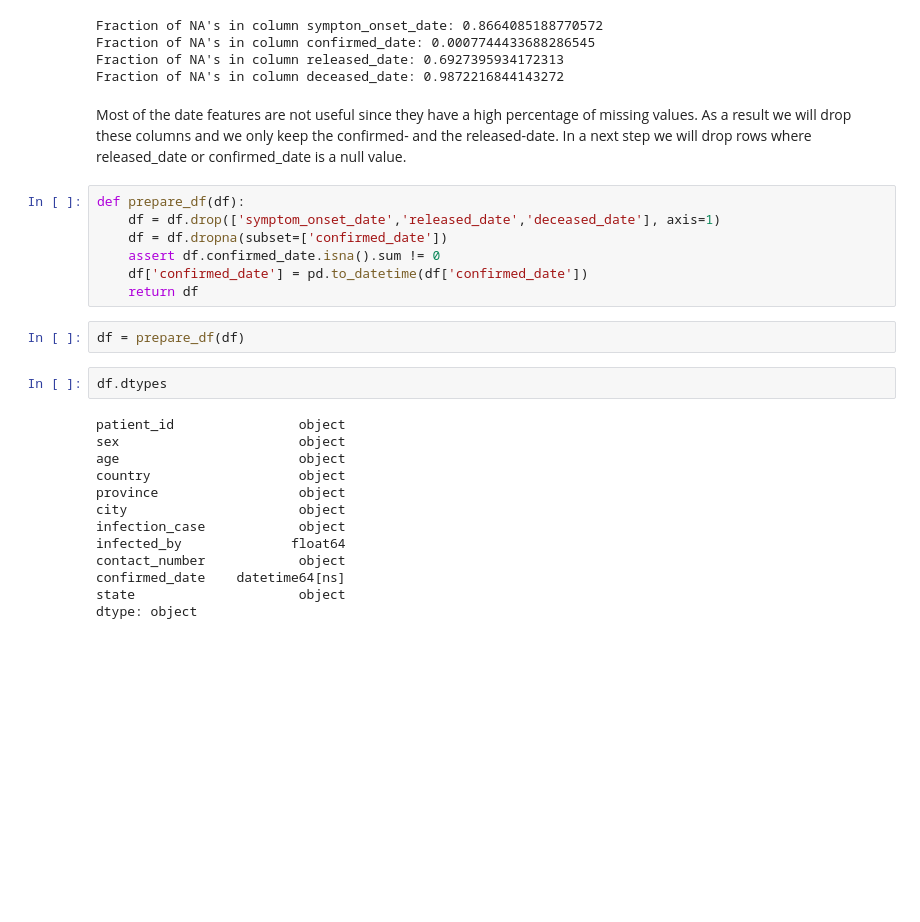
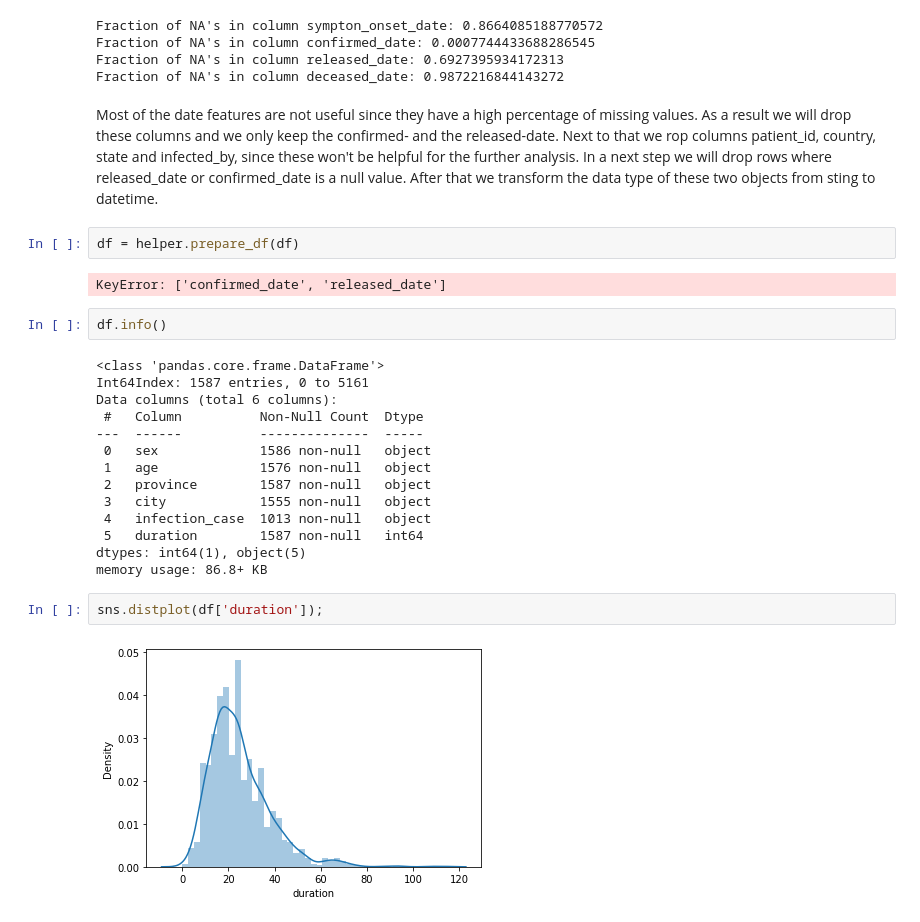
Before and after one commit to jopagel/Korean-Corona-Cases, a Jupyter notebook: Data_Analysis.ipynb, the cells around one changed output. Saved outputs shown, nothing was run; the diff lists cells and outputs as text; blank space fills up the shorter version.

Commit message:
Finished data preparation

```diff
--- a/Data_Analysis.ipynb
+++ b/Data_Analysis.ipynb
@@ -47,29 +49,30 @@ Fraction of NA's in column confirmed_date: 0.0007744433688286545
 Fraction of NA's in column released_date: 0.6927395934172313
 Fraction of NA's in column deceased_date: 0.9872216844143272
 # %% [markdown]
-Most of the date features are not useful since they have a high percentage of missing values. As a result we will drop these columns and we only keep the confirmed- and the released-date.
+Most of the date features are not useful since they have a high percentage of missing values. As a result we will drop these columns and we only keep the confirmed- and the released-date. Next to that we rop columns patient_id, country, state and infected_by, since these won't be helpful for the further analysis.
 In a next step we will drop rows where released_date or confirmed_date is a null value.
+After that we transform the data type of these two objects from sting to datetime.
-# %%
-def prepare_df(df):
-    df = df.drop(['symptom_onset_date','released_date','deceased_date'], axis=1)
-    df = df.dropna(subset=['confirmed_date'])
-    assert df.confirmed_date.isna().sum != 0
-    df['confirmed_date'] = pd.to_datetime(df['confirmed_date'])
-    return df
 # %%
-df = prepare_df(df)
+df = helper.prepare_df(df)
+# %% [output]
+KeyError: ['confirmed_date', 'released_date']
 # %%
-df.dtypes
+df.info()
 # %% [output]
-patient_id                object
-sex                       object
-age                       object
-country                   object
-province                  object
-city                      object
-infection_case            object
-infected_by              float64
-contact_number            object
-confirmed_date    datetime64[ns]
-state                     object
-dtype: object
+<class 'pandas.core.frame.DataFrame'>
+Int64Index: 1587 entries, 0 to 5161
+Data columns (total 6 columns):
+ #   Column          Non-Null Count  Dtype
+---  ------          --------------  -----
+ 0   sex             1586 non-null   object
+ 1   age             1576 non-null   object
+ 2   province        1587 non-null   object
+ 3   city            1555 non-null   object
+ 4   infection_case  1013 non-null   object
+ 5   duration        1587 non-null   int64
+dtypes: int64(1), object(5)
+memory usage: 86.8+ KB
+# %%
+sns.distplot(df['duration']);
+# %% [output]
+[figure, added]
```
Also changed, not shown: parts of 6 cells of this notebook, 2 other files.
